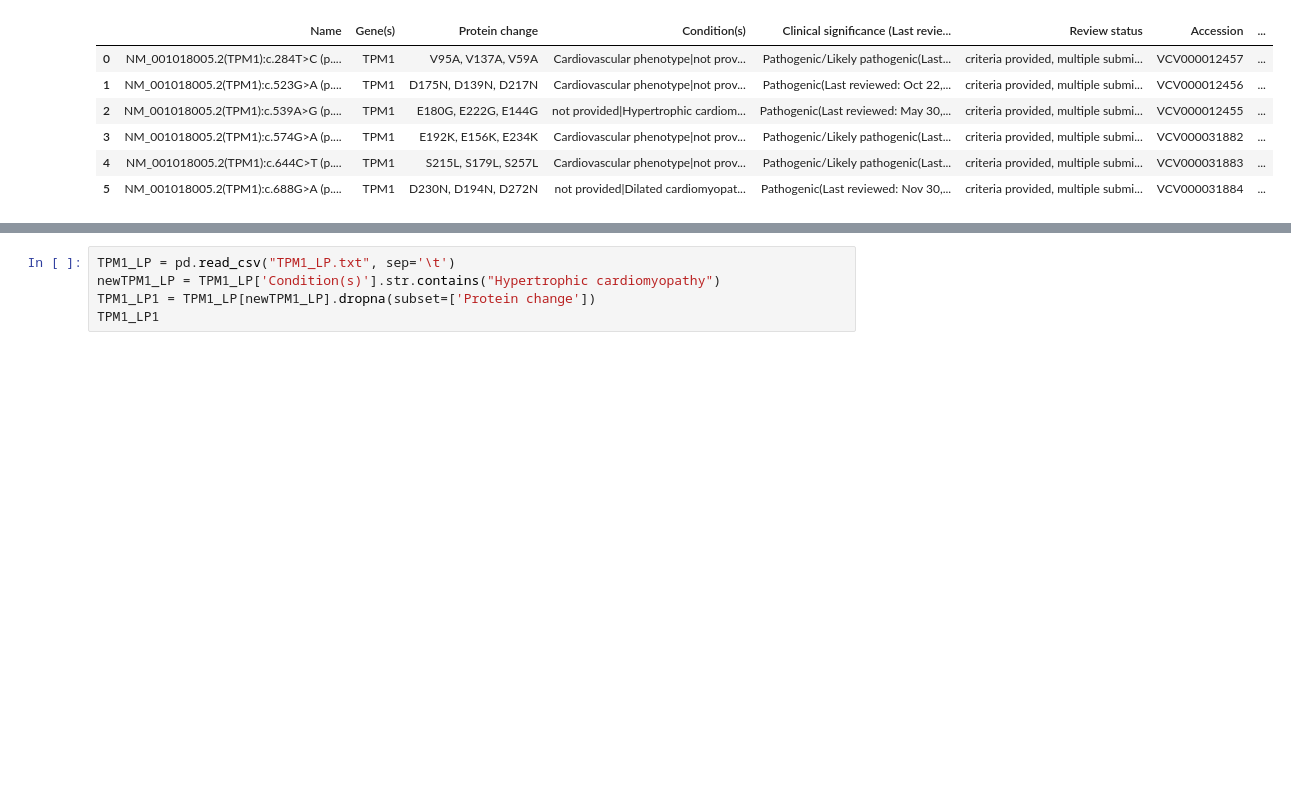
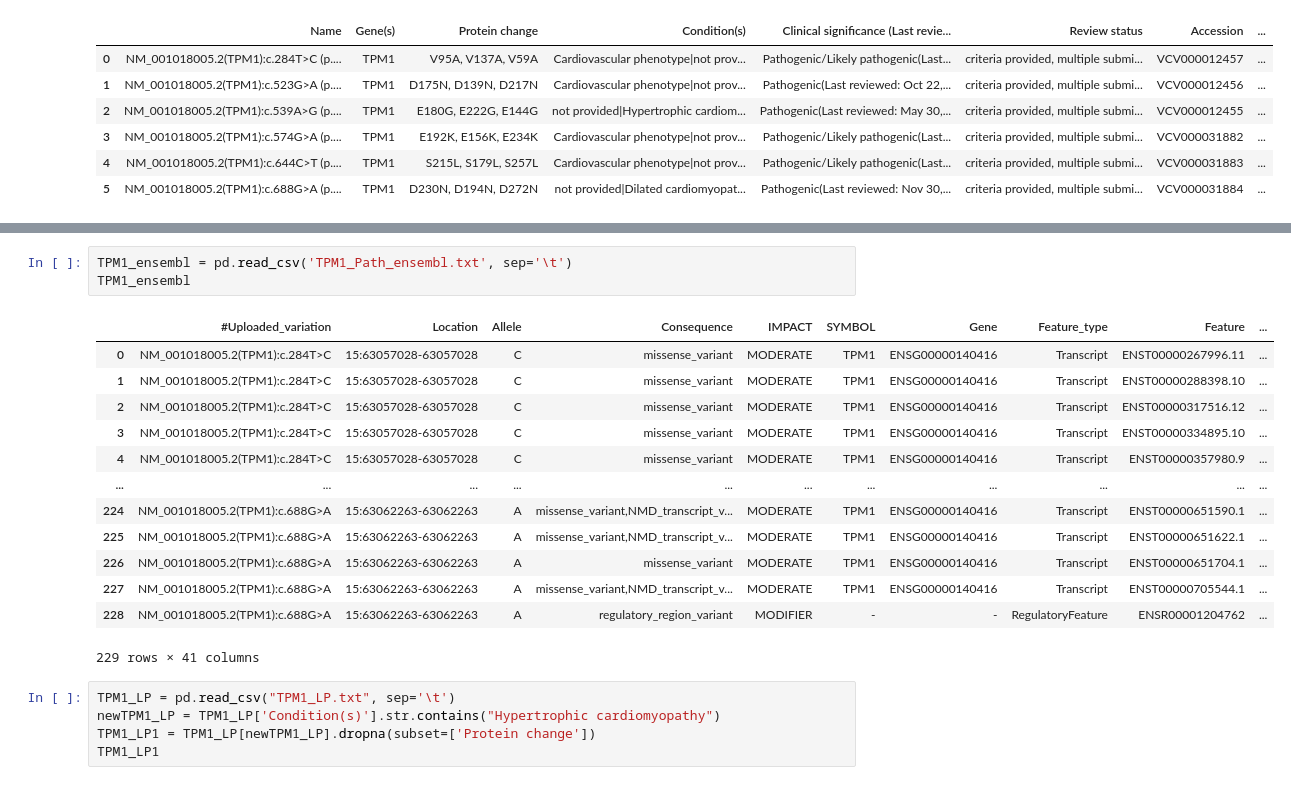
Before and after one commit to hannahmarieaguilar/Data-for-Project-, a Jupyter notebook: DATA/Data for the 10 Genes.ipynb, the cells around one changed output, grey strips where cells are left out. Cells and saved outputs as stored; diff of their text form; blank space fills up the shorter version.

```diff
--- a/DATA/Data for the 10 Genes.ipynb
+++ b/DATA/Data for the 10 Genes.ipynb
@@ -1528,3 +1628,20 @@ TPM1_Path1
+# %%
+TPM1_ensembl = pd.read_csv('TPM1_Path_ensembl.txt', sep='\t')
+TPM1_ensembl
+# %% [output]
+|  | #Uploaded_variation | Location | Allele | Consequence | IMPACT | SYMBOL | Gene | Feature_type | Feature | ... |
+| 0 | NM_001018005.2(TPM1):c.284T>C | 15:63057028-63057028 | C | missense_variant | MODERATE | TPM1 | ENSG00000140416 | Transcript | ENST00000267996.11 | ... |
+| 1 | NM_001018005.2(TPM1):c.284T>C | 15:63057028-63057028 | C | missense_variant | MODERATE | TPM1 | ENSG00000140416 | Transcript | ENST00000288398.10 | ... |
+| 2 | NM_001018005.2(TPM1):c.284T>C | 15:63057028-63057028 | C | missense_variant | MODERATE | TPM1 | ENSG00000140416 | Transcript | ENST00000317516.12 | ... |
+| 3 | NM_001018005.2(TPM1):c.284T>C | 15:63057028-63057028 | C | missense_variant | MODERATE | TPM1 | ENSG00000140416 | Transcript | ENST00000334895.10 | ... |
+| 4 | NM_001018005.2(TPM1):c.284T>C | 15:63057028-63057028 | C | missense_variant | MODERATE | TPM1 | ENSG00000140416 | Transcript | ENST00000357980.9 | ... |
+| ... | ... | ... | ... | ... | ... | ... | ... | ... | ... | ... |
+| 224 | NM_001018005.2(TPM1):c.688G>A | 15:63062263-63062263 | A | missense_variant,NMD_transcript_v... | MODERATE | TPM1 | ENSG00000140416 | Transcript | ENST00000651590.1 | ... |
+| 225 | NM_001018005.2(TPM1):c.688G>A | 15:63062263-63062263 | A | missense_variant,NMD_transcript_v... | MODERATE | TPM1 | ENSG00000140416 | Transcript | ENST00000651622.1 | ... |
+| 226 | NM_001018005.2(TPM1):c.688G>A | 15:63062263-63062263 | A | missense_variant | MODERATE | TPM1 | ENSG00000140416 | Transcript | ENST00000651704.1 | ... |
+| 227 | NM_001018005.2(TPM1):c.688G>A | 15:63062263-63062263 | A | missense_variant,NMD_transcript_v... | MODERATE | TPM1 | ENSG00000140416 | Transcript | ENST00000705544.1 | ... |
+| 228 | NM_001018005.2(TPM1):c.688G>A | 15:63062263-63062263 | A | regulatory_region_variant | MODIFIER | - | - | RegulatoryFeature | ENSR00001204762 | ... |
+229 rows × 41 columns
 # %%
 TPM1_LP = pd.read_csv("TPM1_LP.txt", sep='\t')
 newTPM1_LP = TPM1_LP['Condition(s)'].str.contains("Hypertrophic cardiomyopathy")
```
Also changed, not shown: parts of 34 cells of this notebook.
